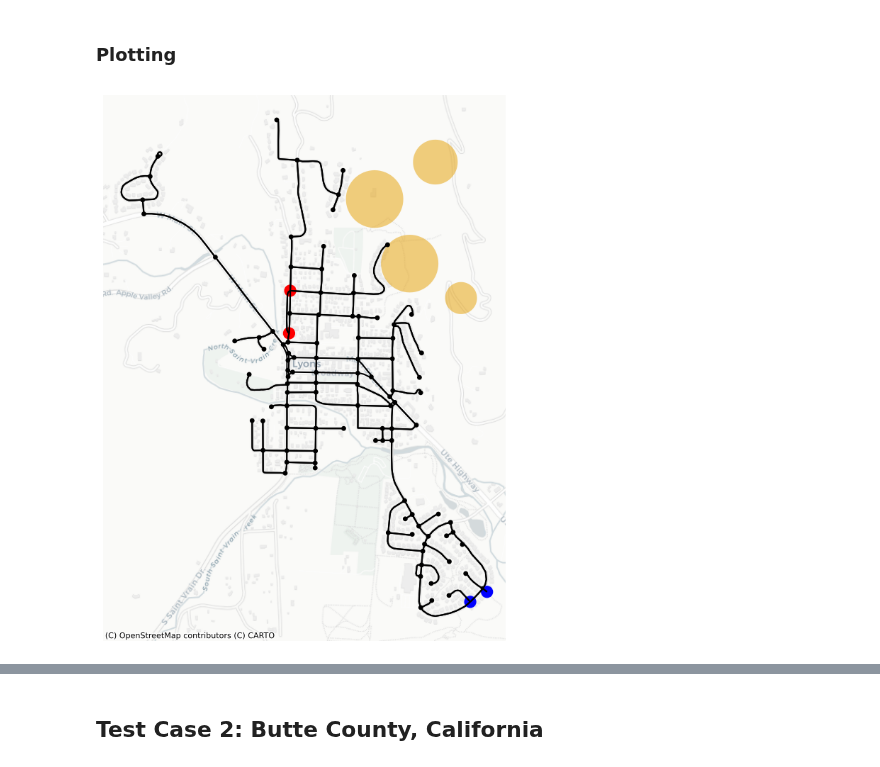
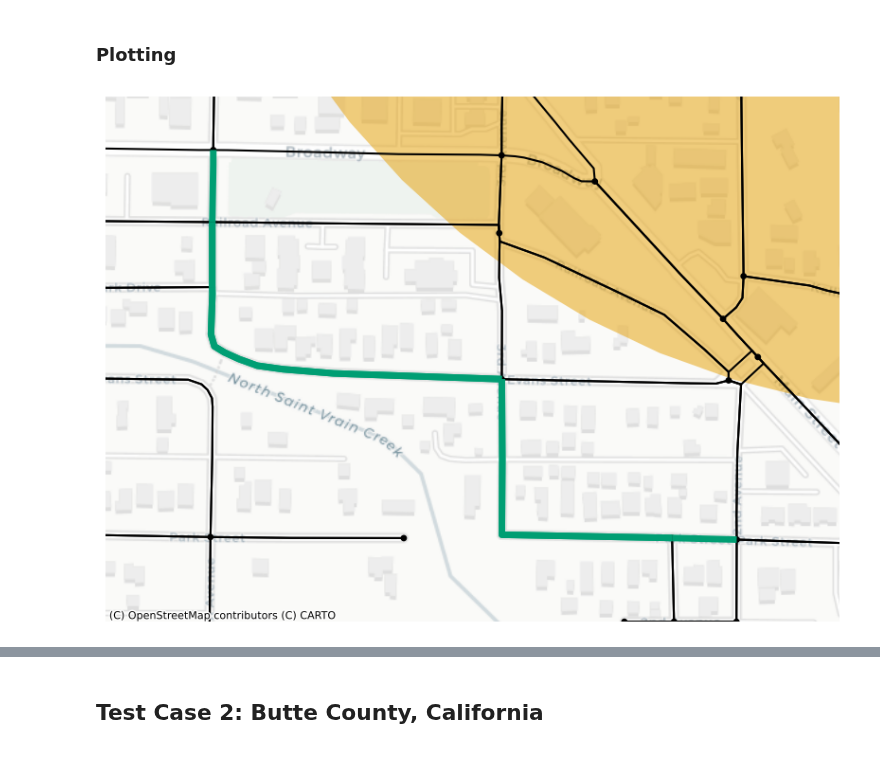
Before and after one commit to DillWithIt77/Fire_Evac_F22, a Jupyter notebook: Examples.ipynb, the cells around one changed output, grey strips where cells are left out. Saved outputs shown, nothing was run; the diff lists cells and outputs as text; code cells hidden in the pictures.

Commit message:
new plots

```diff
--- a/Examples.ipynb
+++ b/Examples.ipynb
@@ -21,7 +21,8 @@ import numpy as np
 location = 'Lyons Colorado'
 sup_dem_nodes = [(1,-4000),(30,4000),(4,-4000),(40,4000)]
 G = ex.construct_orig_graph(location,sup_dem_nodes)
-fire_origin_radii = [(40.227381,-105.261359,0.05),(40.231862,-105.266485,0.09),(40.228941,-105.264405,0.09),(40.233535,-105.262882,0.07)]
+fire_origin_radii = [(40.227510,-105.263519,0.15),(40.231862,-105.266485,0.15),(40.228941,-105.264405,0.15),(40.233535,-105.262882,0.07)]
+# fire_origin_radii = [(40.227381,-105.261359,0.05),(40.231862,-105.266485,0.09),(40.228941,-105.264405,0.09),(40.233535,-105.262882,0.07)]
 
 num_time_ints, max_flow, flow_dict, ten_s_t_flow, ten_s_t, rmvd_nodes_mat, edge_dist_mat, fire_poly_mat = ex.det_num_int(G, 1000, fire_origin_radii)
 print('Number of Time Intervals:',num_time_ints)
@@ -32,9 +33,10 @@ Flow Value: 8000.0
 # %% [markdown]
 #### Update to Evaucation Plan
 # %%
-time_int_update = 10
-fire_time_int = 15
-fire_origin_radii_update = [(40.227381,-105.261359,0.1),(40.231862,-105.266485,0.14),(40.228941,-105.264405,0.2),(40.233535,-105.262882,0.11)]
+time_int_update = 4
+fire_time_int = 11
+fire_origin_radii_update = [(40.227510,-105.263519,0.3),(40.231862,-105.266485,0.2),(40.228941,-105.264405,0.2),(40.233535,-105.262882,0.11)]
+# fire_origin_radii_update = [(40.227381,-105.261359,0.1),(40.231862,-105.266485,0.14),(40.228941,-105.264405,0.2),(40.233535,-105.262882,0.11)]
 part_ten_s_t, rmvd_nodes_mat_update, edge_dist_mat_update, fire_mat_poly_update, flow_dict_part, flow_value_part = ex.evac_update(ten_s_t, G,
                                                                                   rmvd_nodes_mat, edge_dist_mat, fire_poly_mat, time_int_update,
                                                                                   fire_time_int, num_time_ints, fire_origin_radii_update, flow_dict)
@@ -50,17 +52,17 @@ colored_max_flow_ten_merg = ex.color_max_flow(merged_tens.copy(),merged_dicts)
 ### Plotting
 # %%
 start_time_int = 0
-end_time_int = 0
+end_time_int = 12
 interval = False
 orig_graph = G
 
 ##### for orignal evac plan plots
-fire = fire_poly_mat
-flow_graph = ten_s_t_flow
+# fire = fire_poly_mat
+# flow_graph = ten_s_t_flow
 
 ##### for updated evac plan plots
-# fire = fire_mat_poly_update
-# flow_graph = colored_max_flow_ten_merg
+fire = fire_mat_poly_update
+flow_graph = colored_max_flow_ten_merg
 
 ####get data for plotting
 orig_nodes_len =len(orig_graph.nodes)
@@ -80,37 +82,37 @@ gwm_edges = gdf_edges.to_crs(epsg=3857)
 ####plot everything
 fig, ax= plt.subplots(figsize=(10, 10))
 #### use to zoom in on certain areas of plot
-# ax.set_xlim(-11719000, -11718000)  # Set x-axis limits
-# ax.set_ylim(4898700, 4899200)
+ax.set_xlim(-11718700, -11718000)  # Set x-axis limits
+ax.set_ylim(4898100, 4898600)
 
 gwm_edges.plot(figsize=(10, 10), alpha=1, edgecolor = 'k',ax = ax)
 
 for edge in orig_flow_edges:
     gdf_selected_edge = gwm_edges[gwm_edges.index.isin([edge])]
     gdf_selected_edge.plot(ax=ax, color='#009E73', linewidth=5)
 
 if fire[end_time_int].geom_type == 'Polygon':
     ext = gpd.GeoSeries(fire[end_time_int])
     ext.crs = orig_crs
     gdf = gpd.GeoDataFrame(geometry=ext).to_crs(epsg=3857)
     x,y = Polygon(gdf['geometry'].iloc[0]).exterior.xy
     ax.fill(x,y,'#E69F00', alpha = 0.5)
 else:
     for geom in fire[end_time_int].geoms:
         ext = gpd.GeoSeries(geom)
         ext.crs = orig_crs
         gdf = gpd.GeoDataFrame(geometry=ext).to_crs(epsg=3857)
         xs, ys = Polygon(gdf['geometry'].iloc[0]).exterior.xy
         ax.fill(xs, ys, alpha=0.5, fc='#E69F00', ec='none')
 
 
 gwm_nodes.plot(figsize=(10, 10), alpha=1, color = [sup_dem_colors[node] for node in gwm_nodes.index],
                markersize = [size[node] for node in gwm_nodes.index] ,ax=ax)
 #### add base map as background
 cx.add_basemap(ax, source = cx.providers.CartoDB.Positron)
 
 ax.axis('off')
-# plt.savefig('lyons_updated_plan_10_15.png')
+plt.savefig('lyons_updated_plan_12.png')
 plt.show()
 # %% [output]
-[figure, old version]
+[figure, new version]
```
Also changed, not shown: parts of 1 cell of this notebook, 12 other files.
